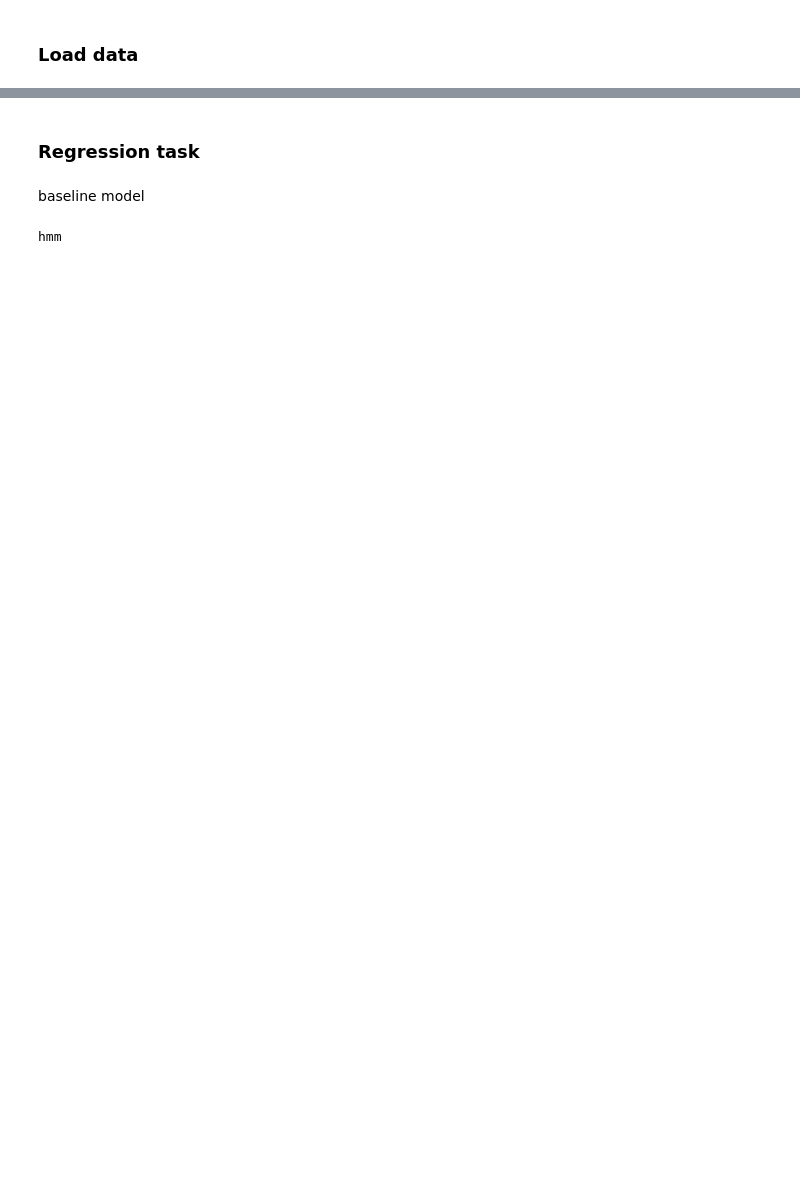
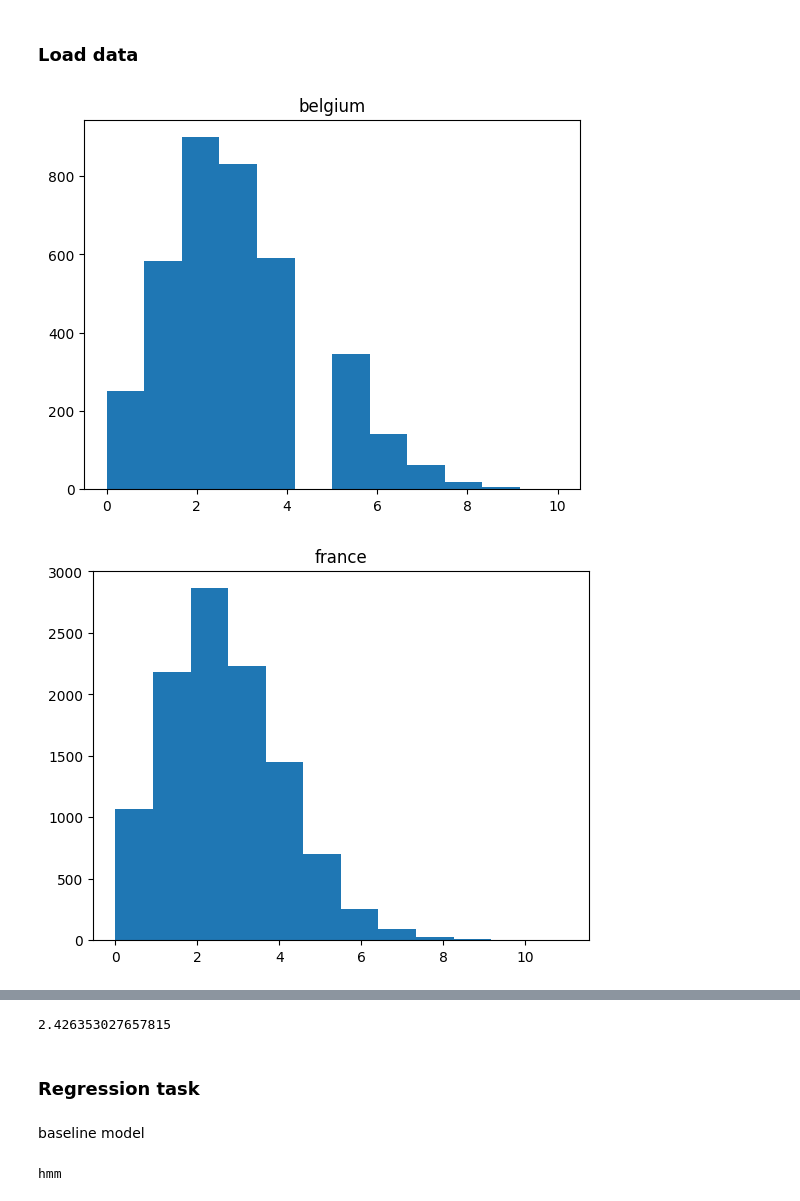
Before and after one commit to balooooooooo/machine-learning-2-coursework, a Jupyter notebook: models.ipynb, the cells around one changed output, grey strips where cells are left out. Cells and saved outputs as stored; diff of their text form; code cells hidden in the pictures; blank space fills up the shorter version.

```diff
--- a/models.ipynb
+++ b/models.ipynb
@@ -37,10 +38,10 @@ dfs_valid_reg_X = {}
 dfs_valid_reg_y = {}
 dfs_train_reg_X = {}
 dfs_train_reg_y = {}
-dfs_valid_clas_X = {}
-dfs_valid_clas_y = {}
-dfs_train_clas_X = {}
-dfs_train_clas_y = {}
+# dfs_valid_clas_X = {}
+# dfs_valid_clas_y = {}
+# dfs_train_clas_X = {}
+# dfs_train_clas_y = {}
 
 dfs_train.pop('df_england')
 
@@ -48,17 +49,42 @@ dfs_train.pop('df_england')
 cols_to_drop = ['FTHG', 'FTAG', 'MatchTeams', 'SameHomeTeam', 'Target', 'Target_regr', 'Target_clas']
 
 for country in dfs_train:
+    # dfs_valid_reg_y[country[3:]] = dfs_train[country][dfs_train[country]["Target_regr"] > 0]
+    # dfs_valid_reg_X[country[3:]] = dfs_train[country][dfs_train[country]["Target_regr"] > 0]
+    #
+    # dfs_train_reg_y[country[3:]] = dfs_train[country][dfs_train[country]["Target_regr"] > 0]
+    # dfs_train_reg_X[country[3:]] = dfs_train[country][dfs_train[country]["Target_regr"] > 0]
+
+    dfs_train[country]["heavy_favour"] = dfs_train[country]["Avg_home_odds"] - dfs_train[country]["Avg_away_odds"]
+    dfs_test[country]["heavy_favour"] = dfs_test[country]["Avg_home_odds"] - dfs_test[country]["Avg_away_odds"]
+
     dfs_valid_reg_y[country[3:]] = dfs_train[country][dfs_train[country]["season"] == 21]["Target_regr"]
     dfs_valid_reg_X[country[3:]] = dfs_train[country][dfs_train[country]["season"] == 21].drop(columns=cols_to_drop)
 
-    dfs_train_reg_y[country[3:]] = dfs_train[country][dfs_train[country]["season"] > 5]["Target_regr"]
+    dfs_train_reg_y[country[3:]] = dfs_train[country][dfs_train[country]["season"] > 5]
     dfs_train_reg_X[country[3:]] = dfs_train[country][dfs_train[country]["season"] > 5]
 
-    dfs_train_reg_y[country[3:]] = dfs_train[country][dfs_train[country]["season"] != 21]["Target_regr"]
-    dfs_train_reg_X[country[3:]] = dfs_train[country][dfs_train[country]["season"] != 21].drop(columns=cols_to_drop)
+    dfs_train_reg_y[country[3:]] = dfs_train_reg_y[country[3:]][dfs_train_reg_y[country[3:]]["season"] != 21]["Target_regr"]
+    dfs_train_reg_X[country[3:]] = dfs_train_reg_X[country[3:]][dfs_train_reg_X[country[3:]]["season"] != 21].drop(columns=cols_to_drop)
 
     # dfs_train_clas_y[country[3:]] = dfs_train[country][dfs_train[country]["season"] != 21]["Target_clas"]
     # dfs_train_clas_X[country[3:]] = dfs_train[country][dfs_train[country]["season"] != 21].drop(columns=cols_to_drop)
     #
     # dfs_valid_clas_y[country[3:]] = dfs_train[country][dfs_train[country]["season"] == 21]["Target_clas"]
     # dfs_valid_clas_X[country[3:]] = dfs_train[country][dfs_train[country]["season"] == 21].drop(columns=cols_to_drop)
+# %%
+# obraski
+import matplotlib.pyplot as plt
+
+a = pd.DataFrame
+for country in dfs_train_reg_y:
+    a = dfs_train_reg_y[country].value_counts()
+    plt.hist(x=dfs_train_reg_y[country], bins=12)
+    plt.title(country)
+    plt.show()
+
+
+dfs_train_reg_y['france'].mean()
+# %% [output]
+[figure, added]
+[figure, added]
@@ -65,3 +99,4 @@ for country in dfs_train:
+2.426353027657815
 # %% [markdown]
 ### Regression task
 # %% [markdown]
```
Also changed, not shown: parts of 12 cells of this notebook.
